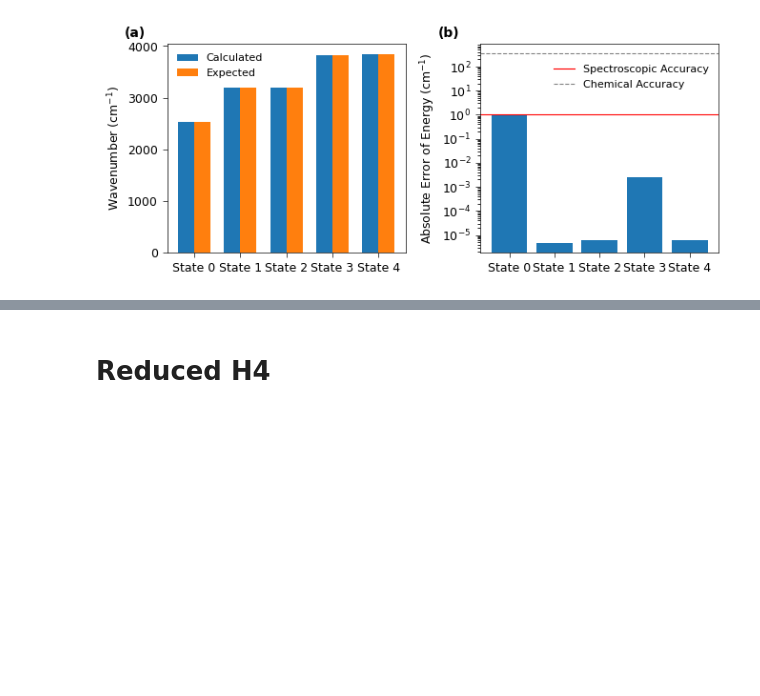
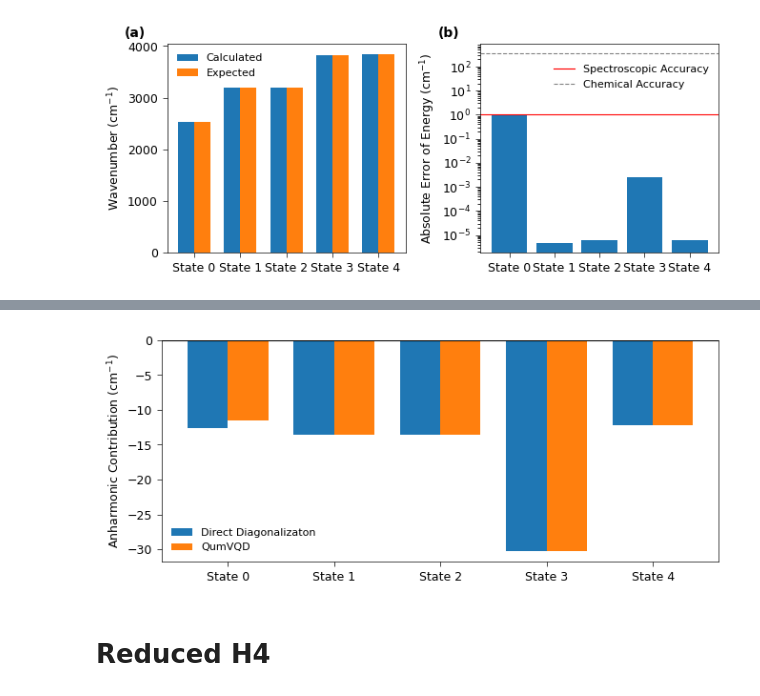
Before and after one commit to sdonglab/QumVQD, a Jupyter notebook: notebooks/Manuscript_Plotting.ipynb, the cells around one changed output, grey strips where cells are left out. Cells and saved outputs as stored; diff of their text form; code cells hidden in the pictures; blank space fills up the shorter version.

```diff
--- a/notebooks/Manuscript_Plotting.ipynb
+++ b/notebooks/Manuscript_Plotting.ipynb
@@ -250,3 +336,27 @@ plt.show()
+# %%
+shift_exact = [expected[i] - harmonic[i] for i in range(max_idx)]
+shift_qumvqd = [en_subset[i] - harmonic[i] for i in range(max_idx)]
+labels = [f'State {i}' for i in range(max_idx)]
+x = np.arange(max_idx)
+width = 0.38
+
+fig, ax = plt.subplots(figsize=(FIGURESIZE[0] , FIGURESIZE[1]))
+
+ax.bar(x - width/2, shift_exact, width, label='Direct Diagonalizaton')
+ax.bar(x + width/2, shift_qumvqd, width, label='QumVQD')
+ax.axhline(0, color='k', linewidth=0.8)
+
+ax.set_ylabel(r'Anharmonic Contribution (cm$^{-1}$)', fontsize=fontsize)
+ax.set_xticks(x)
+ax.set_xticklabels(labels, fontsize=fontsize)
+ax.tick_params(axis='y', labelsize=fontsize)
+ax.legend(fontsize=fontsize - 1, frameon=False)
+
+fig.tight_layout()
+fig.savefig(f'Plots/{name}_Anharmonic_Shift{FILETYPE}', dpi=600, bbox_inches='tight')
+plt.show()
+# %% [output]
+[figure, added]
 # %% [markdown]
 # Reduced H4
 # %% [markdown]
```
Also changed, not shown: parts of 9 cells of this notebook.
